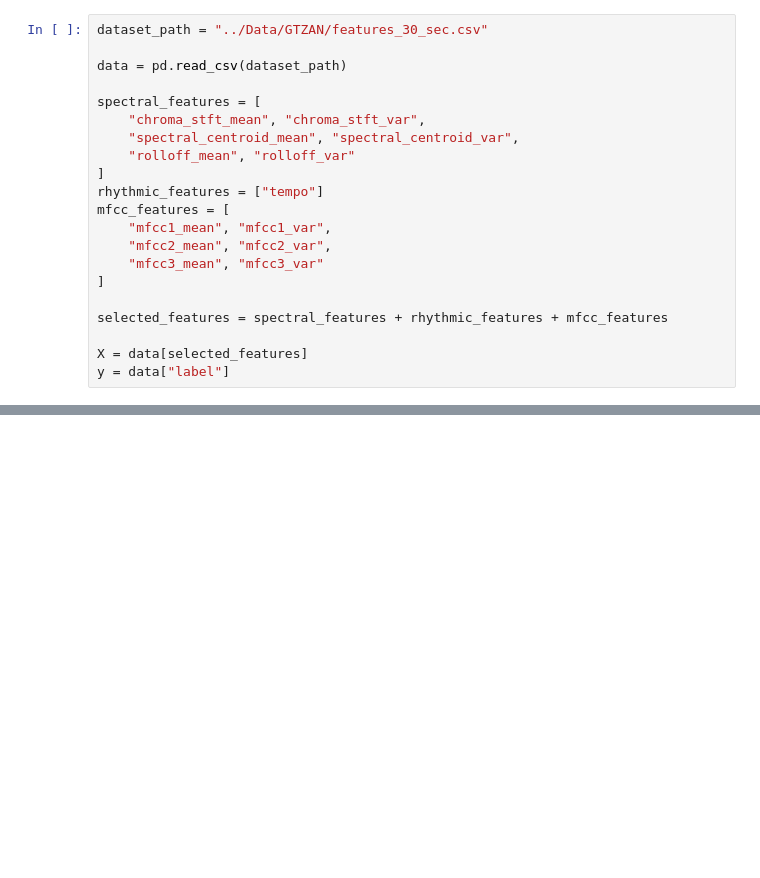
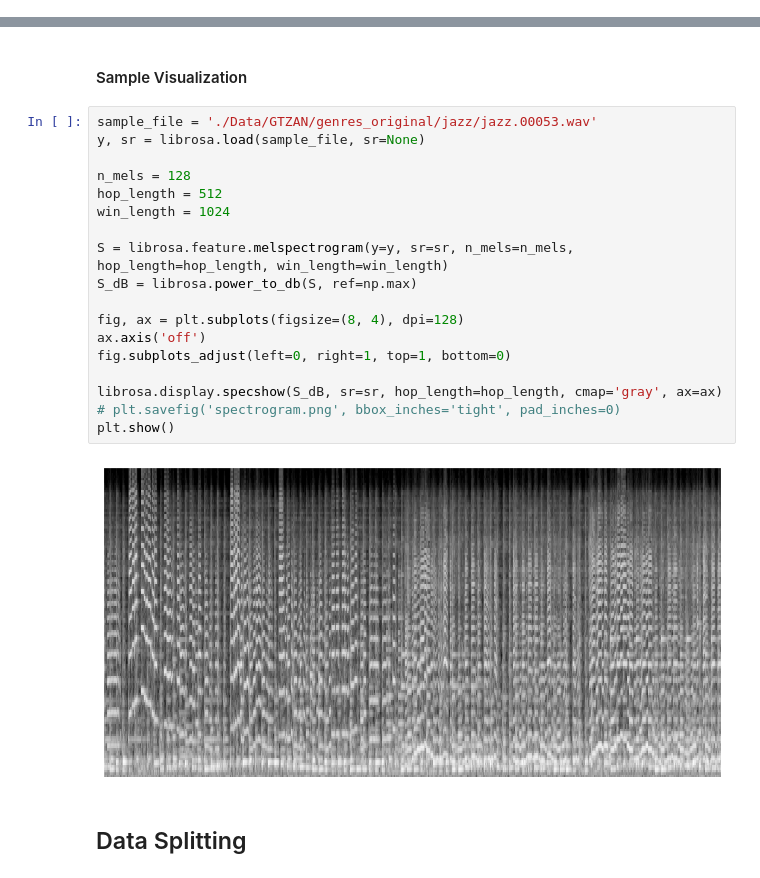
Before and after one commit to vaishakkmenon/Music-Genre-Classification, a Jupyter notebook: Models/CNN.ipynb, the cells around one changed output, grey strips where cells are left out. Drawn from its saved outputs; the diff is of its cells as text; blank space fills up the shorter version.

```diff
--- a/Models/CNN.ipynb
+++ b/Models/CNN.ipynb
@@ -31,22 +39 @@ GPU Name: NVIDIA GeForce RTX 3070 Laptop GPU
 Test Tensor Shape (on GPU): torch.Size([1000, 1000])
-# %%
-dataset_path = "../Data/GTZAN/features_30_sec.csv"
-
-data = pd.read_csv(dataset_path)
-
-spectral_features = [
-    "chroma_stft_mean", "chroma_stft_var",
-    "spectral_centroid_mean", "spectral_centroid_var",
-    "rolloff_mean", "rolloff_var"
-]
-rhythmic_features = ["tempo"]
-mfcc_features = [
-    "mfcc1_mean", "mfcc1_var",
-    "mfcc2_mean", "mfcc2_var",
-    "mfcc3_mean", "mfcc3_var"
-]
-
-selected_features = spectral_features + rhythmic_features + mfcc_features
-
-X = data[selected_features]
-y = data["label"]
@@ -69,0 +155,24 @@ Testing Labels Shape: (150,)
+# %% [markdown]
+#### Sample Visualization
+# %%
+sample_file = './Data/GTZAN/genres_original/jazz/jazz.00053.wav'
+y, sr = librosa.load(sample_file, sr=None)
+
+n_mels = 128
+hop_length = 512
+win_length = 1024
+
+S = librosa.feature.melspectrogram(y=y, sr=sr, n_mels=n_mels, hop_length=hop_length, win_length=win_length)
+S_dB = librosa.power_to_db(S, ref=np.max)
+
+fig, ax = plt.subplots(figsize=(8, 4), dpi=128)
+ax.axis('off')
+fig.subplots_adjust(left=0, right=1, top=1, bottom=0)
+
+librosa.display.specshow(S_dB, sr=sr, hop_length=hop_length, cmap='gray', ax=ax)
+# plt.savefig('spectrogram.png', bbox_inches='tight', pad_inches=0)
+plt.show()
+# %% [output]
+[figure, added]
+# %% [markdown]
+## Data Splitting
```
Also changed, not shown: parts of 26 cells of this notebook.
